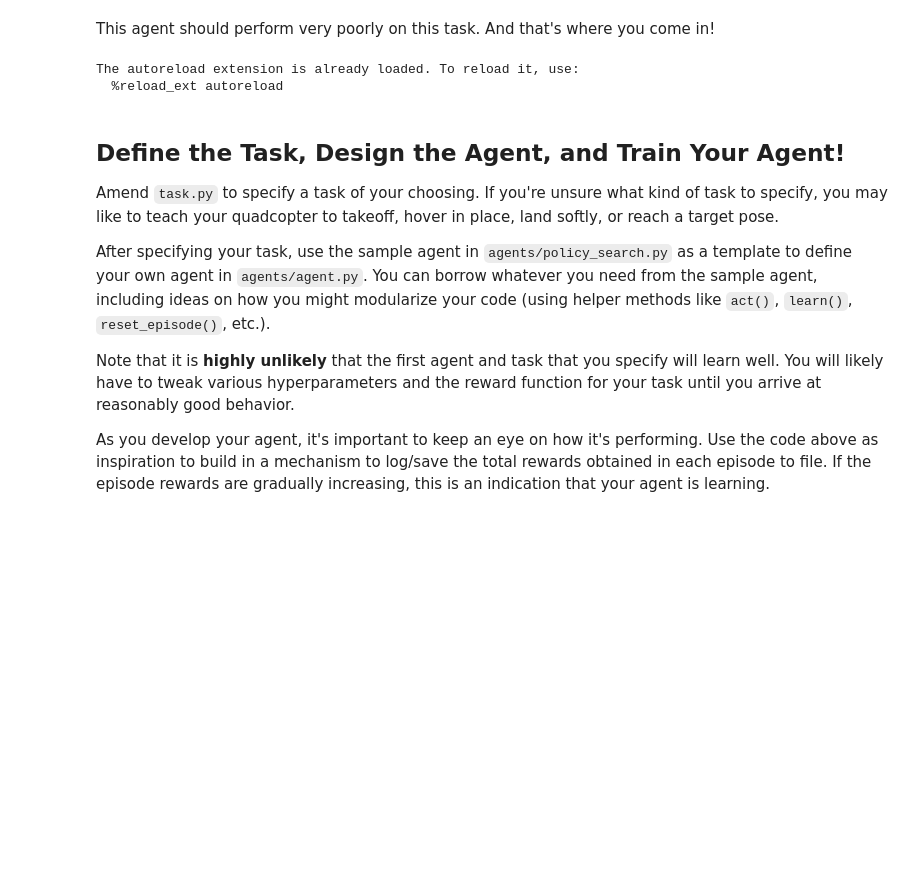
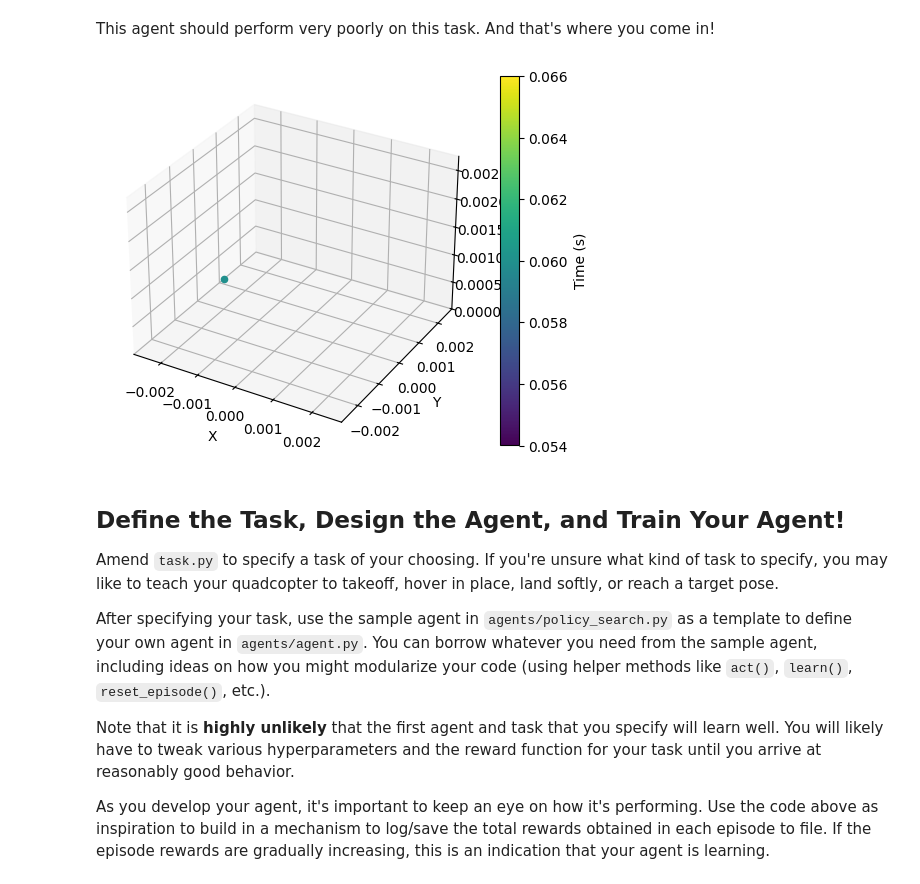
Before and after one commit to Hj-c0ding/RL-Quadcopter, a Jupyter notebook: RL-Quadcopter-2-master/Quadcopter_Project.ipynb, the cells around one changed output. Saved outputs shown, nothing was run; the diff lists cells and outputs as text; code cells hidden in the pictures; blank space fills up the shorter version.

Commit message:
graph

```diff
--- a/RL-Quadcopter-2-master/Quadcopter_Project.ipynb
+++ b/RL-Quadcopter-2-master/Quadcopter_Project.ipynb
@@ -259,8 +259,6 @@ Episode = 1000, score =  -0.900 (best =   0.218), noise_scale = 3.25
 # %% [markdown]
 This agent should perform very poorly on this task.  And that's where you come in!
 # %%
-%load_ext autoreload
-%autoreload 2
 
 # Modify the values below to give the quadcopter a different starting position.
 runtime = 5.                                     # time limit of the episode
@@ -287,16 +285,16 @@ with open(file_output, 'w') as csvfile:
         rotor_speeds = agent.act(state)
         state, reward, done = task.step(rotor_speeds)
         agent.step(reward, done)
-        state = next_state
         to_write = [task.sim.time] + list(task.sim.pose) + list(task.sim.v) + list(task.sim.angular_v) + list(rotor_speeds)
         for ii in range(len(labels)):
             results[labels[ii]].append(to_write[ii])
         writer.writerow(to_write)
         if done:
             break
-# %% [output]
-The autoreload extension is already loaded. To reload it, use:
-  %reload_ext autoreload
+# %%
+plot3d(results['x'], results['y'], results['z'], results['time'])
+# %% [output]
+[figure, added]
 # %% [markdown]
 ## Define the Task, Design the Agent, and Train Your Agent!
 
```
Also changed, not shown: parts of 1 cell of this notebook.
